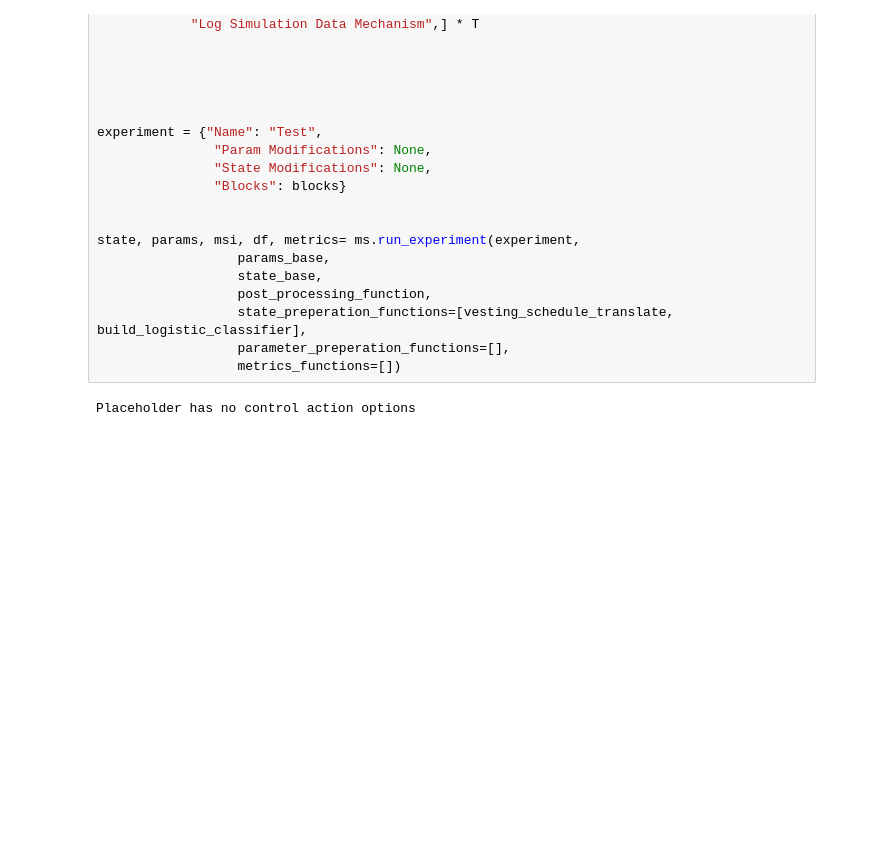
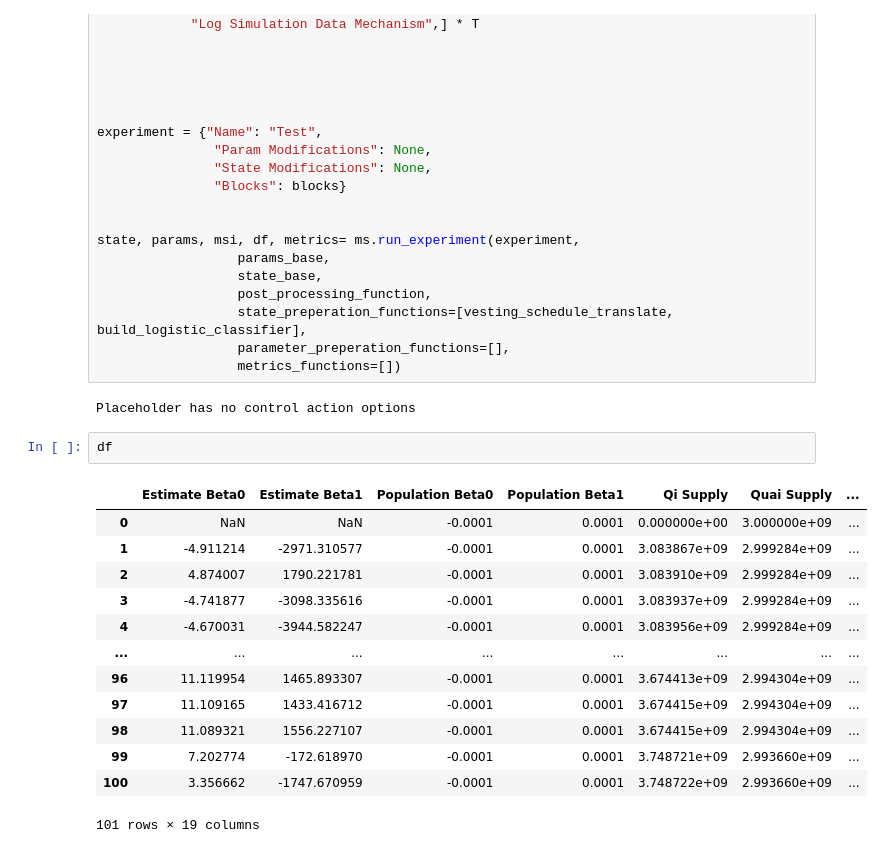
Before and after one commit to dominant-strategies/Quai-Macro-Model, a Jupyter notebook: Spec/Single Simulation.ipynb, the cells around one changed output. Drawn from its saved outputs; the diff is of its cells as text; blank space fills up the shorter version.

```diff
--- a/Spec/Single Simulation.ipynb
+++ b/Spec/Single Simulation.ipynb
@@ -112,3 +98,19 @@ state, params, msi, df, metrics= ms.run_experiment(experiment,
                   metrics_functions=[])
 # %% [output]
 Placeholder has no control action options
+# %%
+df
+# %% [output]
+|  | Estimate Beta0 | Estimate Beta1 | Population Beta0 | Population Beta1 | Qi Supply | Quai Supply | ... |
+| 0 | NaN | NaN | -0.0001 | 0.0001 | 0.000000e+00 | 3.000000e+09 | ... |
+| 1 | -4.911214 | -2971.310577 | -0.0001 | 0.0001 | 3.083867e+09 | 2.999284e+09 | ... |
+| 2 | 4.874007 | 1790.221781 | -0.0001 | 0.0001 | 3.083910e+09 | 2.999284e+09 | ... |
+| 3 | -4.741877 | -3098.335616 | -0.0001 | 0.0001 | 3.083937e+09 | 2.999284e+09 | ... |
+| 4 | -4.670031 | -3944.582247 | -0.0001 | 0.0001 | 3.083956e+09 | 2.999284e+09 | ... |
+| ... | ... | ... | ... | ... | ... | ... | ... |
+| 96 | 11.119954 | 1465.893307 | -0.0001 | 0.0001 | 3.674413e+09 | 2.994304e+09 | ... |
+| 97 | 11.109165 | 1433.416712 | -0.0001 | 0.0001 | 3.674415e+09 | 2.994304e+09 | ... |
+| 98 | 11.089321 | 1556.227107 | -0.0001 | 0.0001 | 3.674415e+09 | 2.994304e+09 | ... |
+| 99 | 7.202774 | -172.618970 | -0.0001 | 0.0001 | 3.748721e+09 | 2.993660e+09 | ... |
+| 100 | 3.356662 | -1747.670959 | -0.0001 | 0.0001 | 3.748722e+09 | 2.993660e+09 | ... |
+101 rows × 19 columns
```
Also changed, not shown: parts of 3 cells of this notebook, 2 other files.
